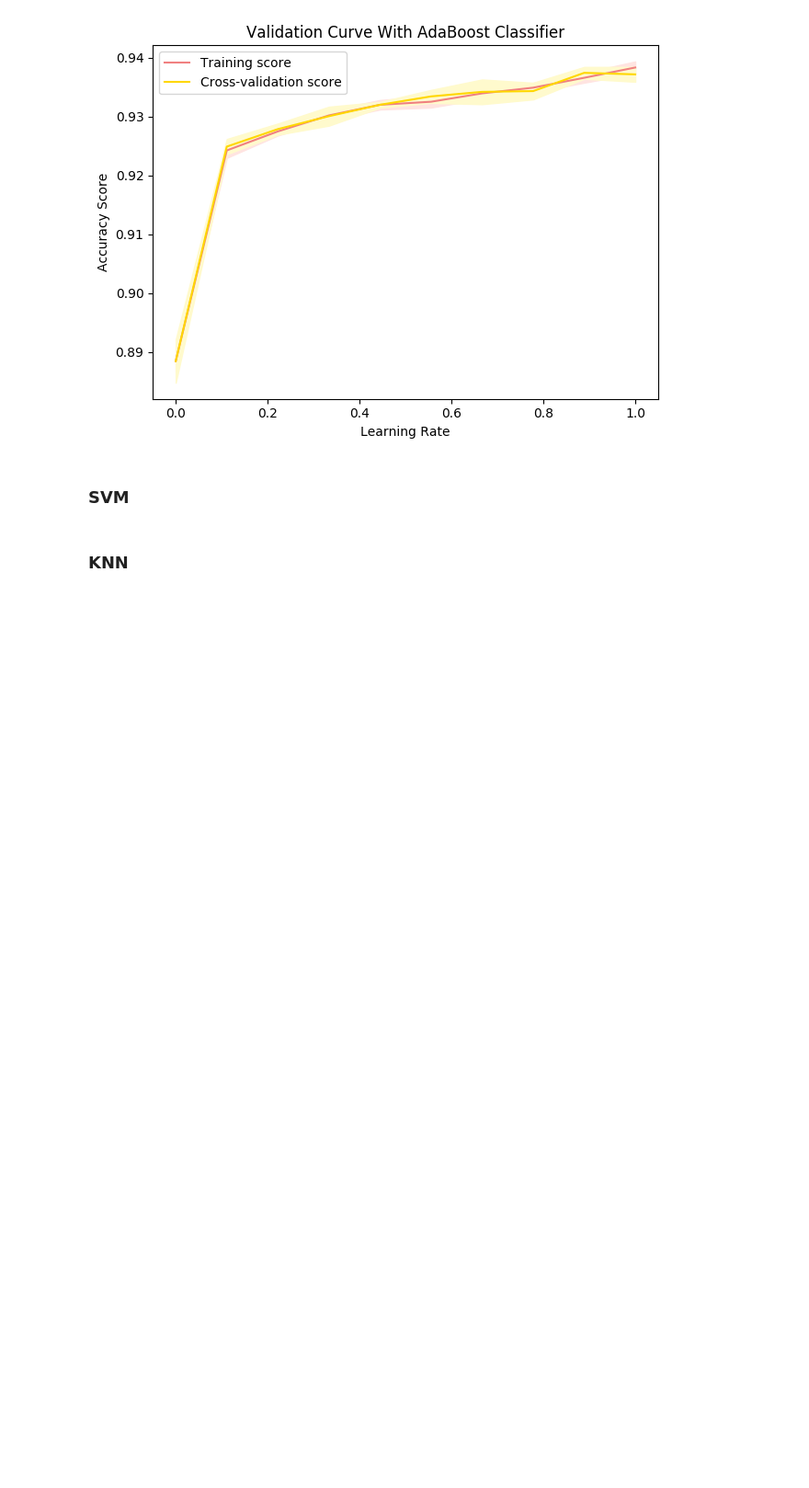
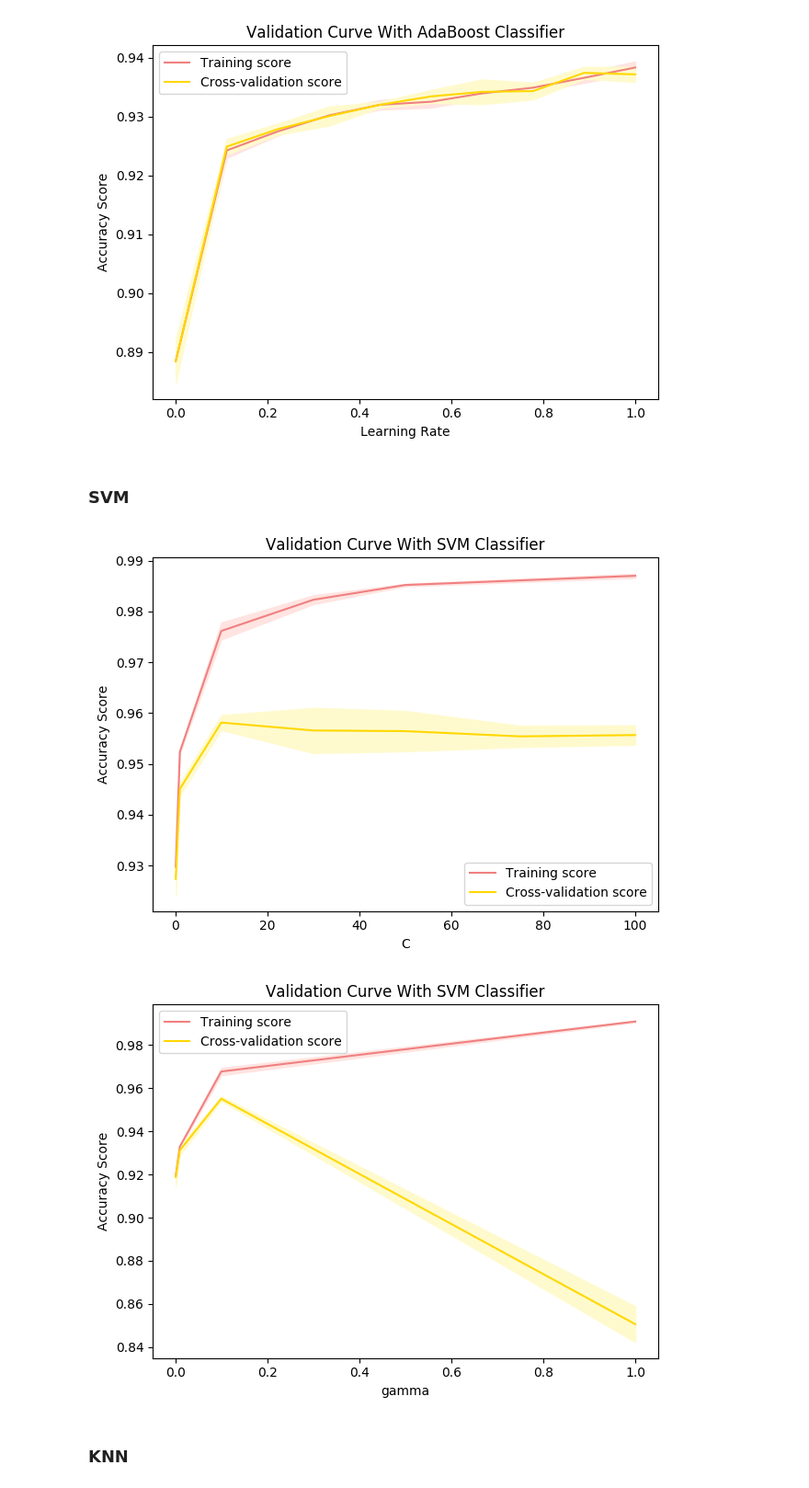
Before and after one commit to aashiamehta/MachineLearning, a Jupyter notebook: Project1/supervised_learning.ipynb, the cells around one changed output. Shown at 92% size. Saved outputs shown, nothing was run; the diff lists cells and outputs as text; code cells hidden in the pictures; blank space fills up the shorter version.

```diff
--- a/Project1/supervised_learning.ipynb
+++ b/Project1/supervised_learning.ipynb
@@ -188,5 +190,15 @@ create_validation_curve(phishing_boosting, phishing_X_train, phishing_Y_train, "
 [figure]
 # %% [markdown]
 ### SVM
+# %%
+# https://scikit-learn.org/stable/modules/generated/sklearn.svm.SVC.html
+phishing_svm = SVC(random_state=5)
+
+create_validation_curve(phishing_svm, phishing_X_train, phishing_Y_train, "C", [0.1, 1, 10, 30, 50, 75, 100], "SVM Classifier", "C")
+create_validation_curve(phishing_svm, phishing_X_train, phishing_Y_train, "gamma", [0.001, 0.01, 0.1, 1], "SVM Classifier", "gamma")
+# create_validation_curve(phishing_svm, phishing_X_train, phishing_Y_train, "kernel", ['linear', 'rbf', 'poly', 'sigmoid', 'precomputed'], "SVM Classifier", "kernel")
+# %% [output]
+[figure, added]
+[figure, added]
 # %% [markdown]
 ### KNN
```
Also changed, not shown: parts of 4 cells of this notebook.
